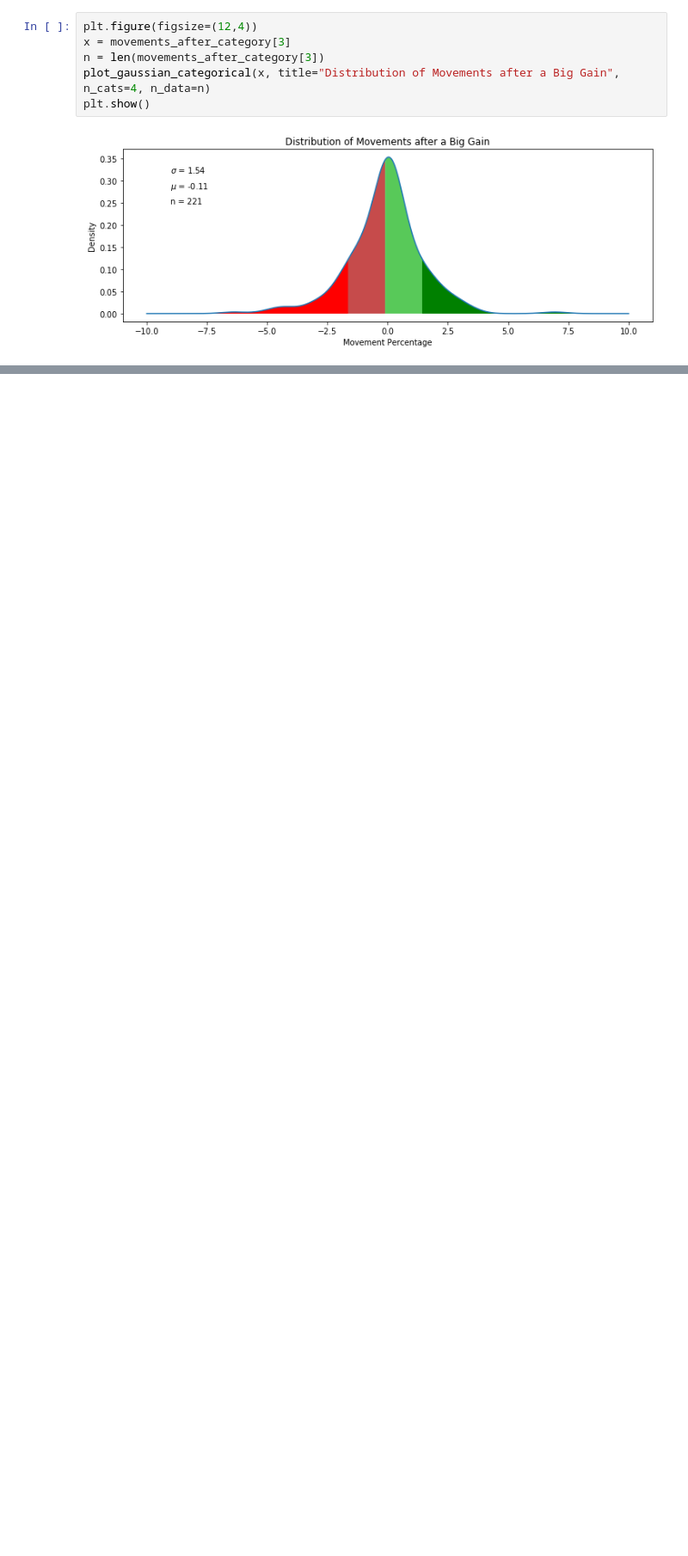
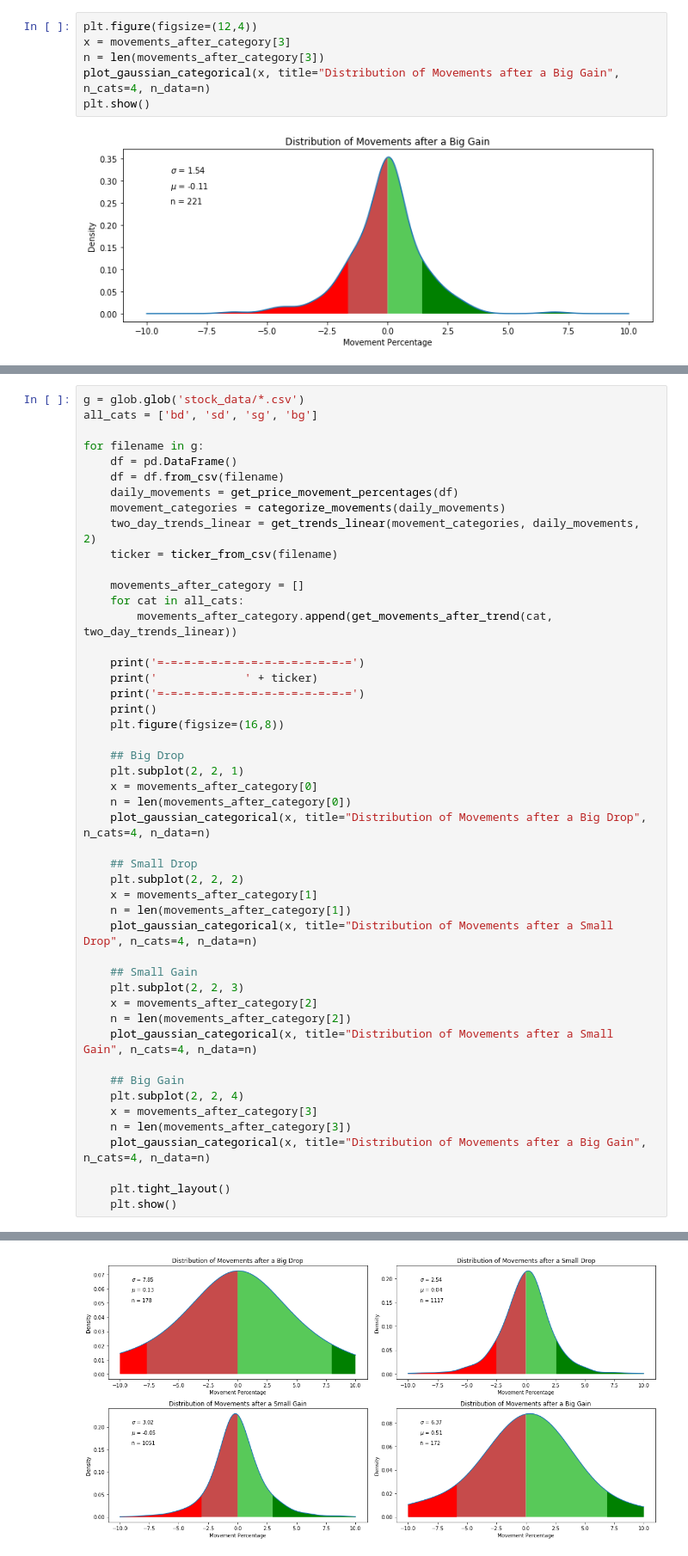
Before and after one commit to arnokha/stock_play, a Jupyter notebook: 05x2_Two_Day_Momentum_Linear_Prediction.ipynb, the cells around one changed output, grey strips where cells are left out. Shown at 86% size. Drawn from its saved outputs; the diff is of its cells as text; blank space fills up the shorter version.

```diff
--- a/05x2_Two_Day_Momentum_Linear_Prediction.ipynb
+++ b/05x2_Two_Day_Momentum_Linear_Prediction.ipynb
@@ -105,0 +107,49 @@ plt.show()
+# %%
+g = glob.glob('stock_data/*.csv')
+all_cats = ['bd', 'sd', 'sg', 'bg']
+
+for filename in g:
+    df = pd.DataFrame()
+    df = df.from_csv(filename)
+    daily_movements = get_price_movement_percentages(df)
+    movement_categories = categorize_movements(daily_movements)
+    two_day_trends_linear = get_trends_linear(movement_categories, daily_movements, 2)
+    ticker = ticker_from_csv(filename)
+
+    movements_after_category = []
+    for cat in all_cats:
+        movements_after_category.append(get_movements_after_trend(cat, two_day_trends_linear))
+
+    print('=-=-=-=-=-=-=-=-=-=-=-=-=-=-=')
+    print('             ' + ticker)
+    print('=-=-=-=-=-=-=-=-=-=-=-=-=-=-=')
+    print()
+    plt.figure(figsize=(16,8))
+
+    ## Big Drop
+    plt.subplot(2, 2, 1)
+    x = movements_after_category[0]
+    n = len(movements_after_category[0])
+    plot_gaussian_categorical(x, title="Distribution of Movements after a Big Drop", n_cats=4, n_data=n)
+
+    ## Small Drop
+    plt.subplot(2, 2, 2)
+    x = movements_after_category[1]
+    n = len(movements_after_category[1])
+    plot_gaussian_categorical(x, title="Distribution of Movements after a Small Drop", n_cats=4, n_data=n)
+
+    ## Small Gain
+    plt.subplot(2, 2, 3)
+    x = movements_after_category[2]
+    n = len(movements_after_category[2])
+    plot_gaussian_categorical(x, title="Distribution of Movements after a Small Gain", n_cats=4, n_data=n)
+
+    ## Big Gain
+    plt.subplot(2, 2, 4)
+    x = movements_after_category[3]
+    n = len(movements_after_category[3])
+    plot_gaussian_categorical(x, title="Distribution of Movements after a Big Gain", n_cats=4, n_data=n)
+
+    plt.tight_layout()
+    plt.show()
+# %% [output]
@@ -105,0 +159 @@ plt.show()
+[figure, added]
```
Also changed, not shown: parts of 6 cells of this notebook, 1 other file.
